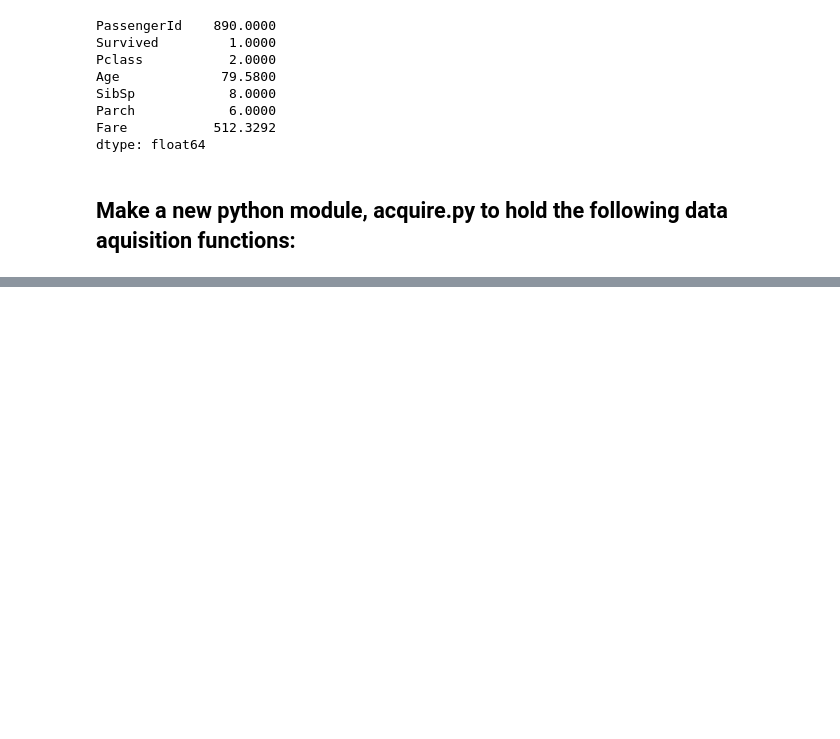
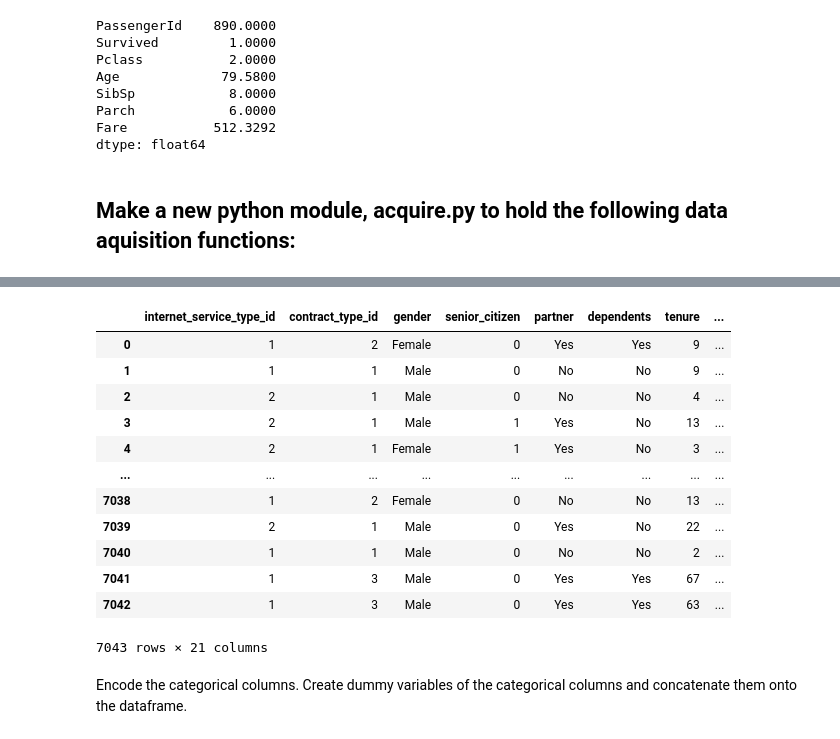
Before and after one commit to Zachary-Stufflebeme/Classification-exercises-MIRZ, a Jupyter notebook: classification_exercises.ipynb, the cells around one changed output, grey strips where cells are left out. Drawn from its saved outputs; the diff is of its cells as text; code cells hidden in the pictures; blank space fills up the shorter version.

```diff
--- a/classification_exercises.ipynb
+++ b/classification_exercises.ipynb
@@ -226,0 +391,18 @@ dtype: float64
+# %%
+df
+# %% [output]
+|  | internet_service_type_id | contract_type_id | gender | senior_citizen | partner | dependents | tenure | ... |
+| 0 | 1 | 2 | Female | 0 | Yes | Yes | 9 | ... |
+| 1 | 1 | 1 | Male | 0 | No | No | 9 | ... |
+| 2 | 2 | 1 | Male | 0 | No | No | 4 | ... |
+| 3 | 2 | 1 | Male | 1 | Yes | No | 13 | ... |
+| 4 | 2 | 1 | Female | 1 | Yes | No | 3 | ... |
+| ... | ... | ... | ... | ... | ... | ... | ... | ... |
+| 7038 | 1 | 2 | Female | 0 | No | No | 13 | ... |
+| 7039 | 2 | 1 | Male | 0 | Yes | No | 22 | ... |
+| 7040 | 1 | 1 | Male | 0 | No | No | 2 | ... |
+| 7041 | 1 | 3 | Male | 0 | Yes | Yes | 67 | ... |
+| 7042 | 1 | 3 | Male | 0 | Yes | Yes | 63 | ... |
+7043 rows × 21 columns
+# %% [markdown]
+Encode the categorical columns. Create dummy variables of the categorical columns and concatenate them onto the dataframe.
```
Also changed, not shown: parts of 48 cells of this notebook, 1 other file.
